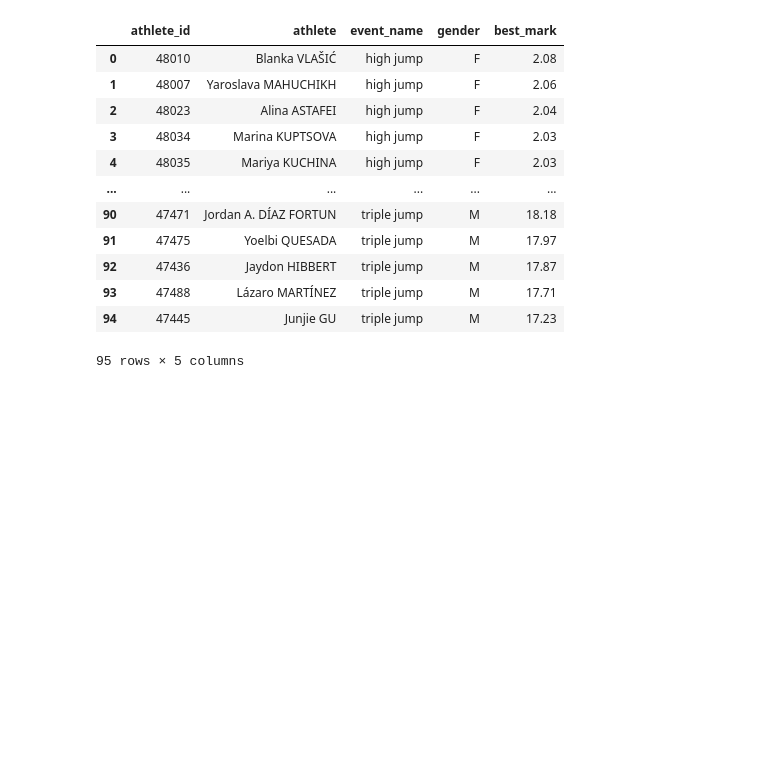
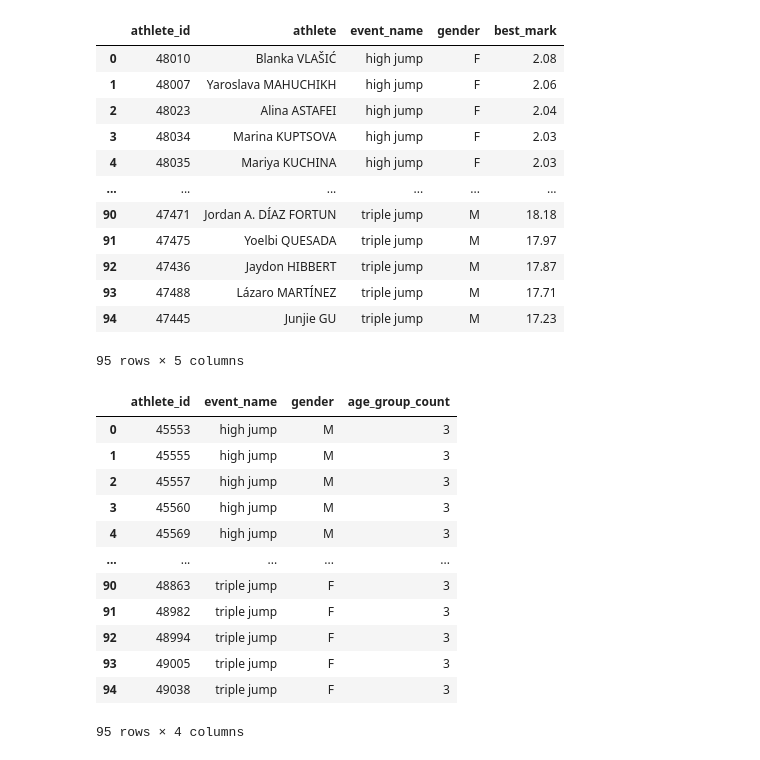
Before and after one commit to brit-tiny/track_and_field_junior_to_elite_capstone, a Jupyter notebook: notebooks/04_sql_analysis.ipynb, the cells around one changed output. Drawn from its saved outputs; the diff is of its cells as text; code cells hidden in the pictures; blank space fills up the shorter version.

```diff
--- a/notebooks/04_sql_analysis.ipynb
+++ b/notebooks/04_sql_analysis.ipynb
@@ -275,3 +302,40 @@ pd.read_sql(query_phase2, conn)
 | 93 | 47488 | Lázaro MARTÍNEZ | triple jump | M | 17.71 |
 | 94 | 47445 | Junjie GU | triple jump | M | 17.23 |
 95 rows × 5 columns
+# %%
+query_phase3 = """
+WITH athlete_age_coverage AS (
+    SELECT
+        f.athlete_id,
+        e.event_name,
+        e.gender,
+        COUNT(DISTINCT f.age_group) AS age_group_count
+    FROM fact_performances f
+    JOIN dim_events e
+        ON f.event_id = e.event_id
+    WHERE f.age_group IN ('U18', 'U20', 'SENIOR')
+    GROUP BY
+        f.athlete_id,
+        e.event_name,
+        e.gender
+)
+SELECT *
+FROM athlete_age_coverage
+WHERE age_group_count = 3;
+"""
+
+pd.read_sql(query_phase3, conn)
+# %% [output]
+|  | athlete_id | event_name | gender | age_group_count |
+| 0 | 45553 | high jump | M | 3 |
+| 1 | 45555 | high jump | M | 3 |
+| 2 | 45557 | high jump | M | 3 |
+| 3 | 45560 | high jump | M | 3 |
+| 4 | 45569 | high jump | M | 3 |
+| ... | ... | ... | ... | ... |
+| 90 | 48863 | triple jump | F | 3 |
+| 91 | 48982 | triple jump | F | 3 |
+| 92 | 48994 | triple jump | F | 3 |
+| 93 | 49005 | triple jump | F | 3 |
+| 94 | 49038 | triple jump | F | 3 |
+95 rows × 4 columns
```
Also changed, not shown: parts of 6 cells of this notebook, 7 other files.
